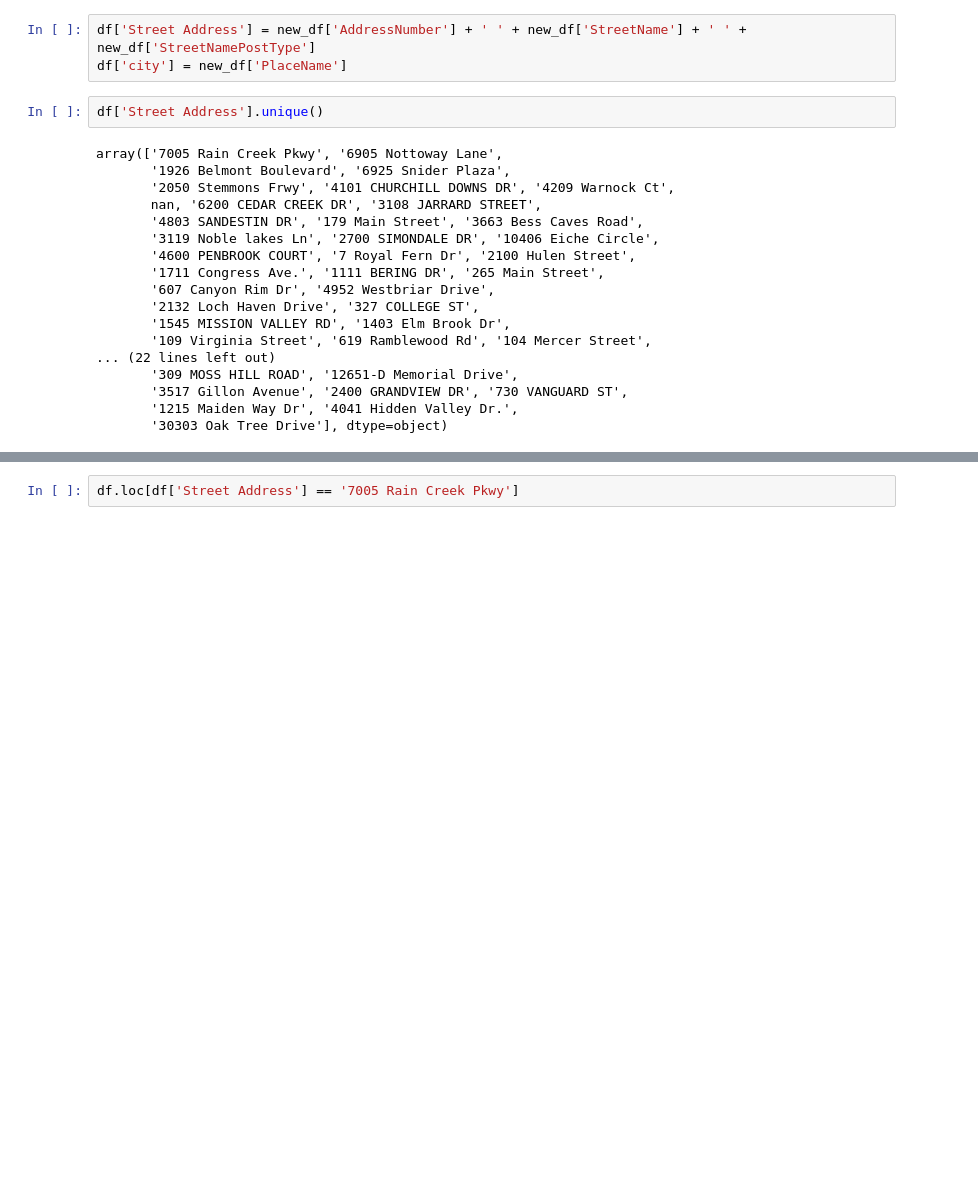
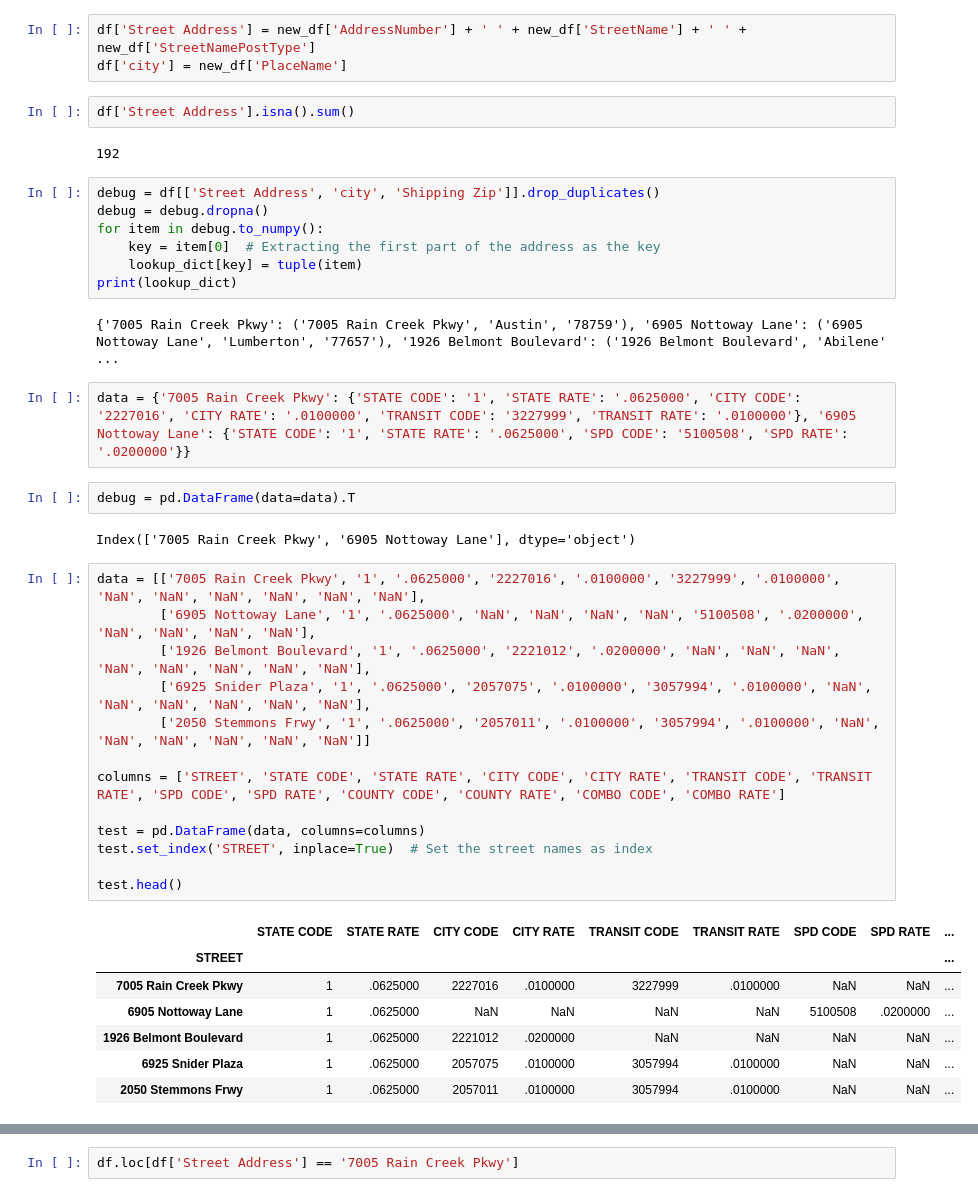
Before and after one commit to CosmicSurgery/Texas-Tax-Code-Lookup, a Jupyter notebook: testing_usaddress.ipynb, the cells around one changed output, grey strips where cells are left out. Cells and saved outputs as stored; diff of their text form; blank space fills up the shorter version.

```diff
--- a/testing_usaddress.ipynb
+++ b/testing_usaddress.ipynb
@@ -50,23 +31,43 @@ len(new_df)
 # %%
 df['Street Address'] = new_df['AddressNumber'] + ' ' + new_df['StreetName'] + ' ' + new_df['StreetNamePostType']
 df['city'] = new_df['PlaceName']
+# %%
+df['Street Address'].isna().sum()
+# %% [output]
+192
 # %%
-df['Street Address'].unique()
+debug = df[['Street Address', 'city', 'Shipping Zip']].drop_duplicates()
+debug = debug.dropna()
+for item in debug.to_numpy():
+    key = item[0]  # Extracting the first part of the address as the key
+    lookup_dict[key] = tuple(item)
+print(lookup_dict)
 # %% [output]
-array(['7005 Rain Creek Pkwy', '6905 Nottoway Lane',
-       '1926 Belmont Boulevard', '6925 Snider Plaza',
-       '2050 Stemmons Frwy', '4101 CHURCHILL DOWNS DR', '4209 Warnock Ct',
-       nan, '6200 CEDAR CREEK DR', '3108 JARRARD STREET',
-       '4803 SANDESTIN DR', '179 Main Street', '3663 Bess Caves Road',
-       '3119 Noble lakes Ln', '2700 SIMONDALE DR', '10406 Eiche Circle',
-       '4600 PENBROOK COURT', '7 Royal Fern Dr', '2100 Hulen Street',
-       '1711 Congress Ave.', '1111 BERING DR', '265 Main Street',
-       '607 Canyon Rim Dr', '4952 Westbriar Drive',
-       '2132 Loch Haven Drive', '327 COLLEGE ST',
-       '1545 MISSION VALLEY RD', '1403 Elm Brook Dr',
-       '109 Virginia Street', '619 Ramblewood Rd', '104 Mercer Street',
-... (22 lines left out)
-       '309 MOSS HILL ROAD', '12651-D Memorial Drive',
-       '3517 Gillon Avenue', '2400 GRANDVIEW DR', '730 VANGUARD ST',
-       '1215 Maiden Way Dr', '4041 Hidden Valley Dr.',
-       '30303 Oak Tree Drive'], dtype=object)
+{'7005 Rain Creek Pkwy': ('7005 Rain Creek Pkwy', 'Austin', '78759'), '6905 Nottoway Lane': ('6905 Nottoway Lane', 'Lumberton', '77657'), '1926 Belmont Boulevard': ('1926 Belmont Boulevard', 'Abilene' ...
+# %%
+data = {'7005 Rain Creek Pkwy': {'STATE CODE': '1', 'STATE RATE': '.0625000', 'CITY CODE': '2227016', 'CITY RATE': '.0100000', 'TRANSIT CODE': '3227999', 'TRANSIT RATE': '.0100000'}, '6905 Nottoway Lane': {'STATE CODE': '1', 'STATE RATE': '.0625000', 'SPD CODE': '5100508', 'SPD RATE': '.0200000'}}
+# %%
+debug = pd.DataFrame(data=data).T
+# %% [output]
+Index(['7005 Rain Creek Pkwy', '6905 Nottoway Lane'], dtype='object')
+# %%
+data = [['7005 Rain Creek Pkwy', '1', '.0625000', '2227016', '.0100000', '3227999', '.0100000', 'NaN', 'NaN', 'NaN', 'NaN', 'NaN', 'NaN'],
+        ['6905 Nottoway Lane', '1', '.0625000', 'NaN', 'NaN', 'NaN', 'NaN', '5100508', '.0200000', 'NaN', 'NaN', 'NaN', 'NaN'],
+        ['1926 Belmont Boulevard', '1', '.0625000', '2221012', '.0200000', 'NaN', 'NaN', 'NaN', 'NaN', 'NaN', 'NaN', 'NaN', 'NaN'],
+        ['6925 Snider Plaza', '1', '.0625000', '2057075', '.0100000', '3057994', '.0100000', 'NaN', 'NaN', 'NaN', 'NaN', 'NaN', 'NaN'],
+        ['2050 Stemmons Frwy', '1', '.0625000', '2057011', '.0100000', '3057994', '.0100000', 'NaN', 'NaN', 'NaN', 'NaN', 'NaN', 'NaN']]
+
+columns = ['STREET', 'STATE CODE', 'STATE RATE', 'CITY CODE', 'CITY RATE', 'TRANSIT CODE', 'TRANSIT RATE', 'SPD CODE', 'SPD RATE', 'COUNTY CODE', 'COUNTY RATE', 'COMBO CODE', 'COMBO RATE']
+
+test = pd.DataFrame(data, columns=columns)
+test.set_index('STREET', inplace=True)  # Set the street names as index
+
+test.head()
+# %% [output]
+|  | STATE CODE | STATE RATE | CITY CODE | CITY RATE | TRANSIT CODE | TRANSIT RATE | SPD CODE | SPD RATE | ... |
+| STREET |  |  |  |  |  |  |  |  | ... |
+| 7005 Rain Creek Pkwy | 1 | .0625000 | 2227016 | .0100000 | 3227999 | .0100000 | NaN | NaN | ... |
+| 6905 Nottoway Lane | 1 | .0625000 | NaN | NaN | NaN | NaN | 5100508 | .0200000 | ... |
+| 1926 Belmont Boulevard | 1 | .0625000 | 2221012 | .0200000 | NaN | NaN | NaN | NaN | ... |
+| 6925 Snider Plaza | 1 | .0625000 | 2057075 | .0100000 | 3057994 | .0100000 | NaN | NaN | ... |
+| 2050 Stemmons Frwy | 1 | .0625000 | 2057011 | .0100000 | 3057994 | .0100000 | NaN | NaN | ... |
```
Also changed, not shown: parts of 5 cells of this notebook, 2 other files.
